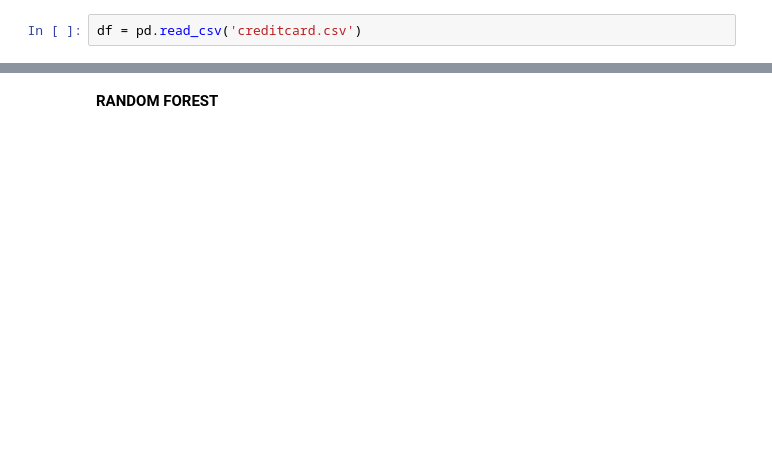
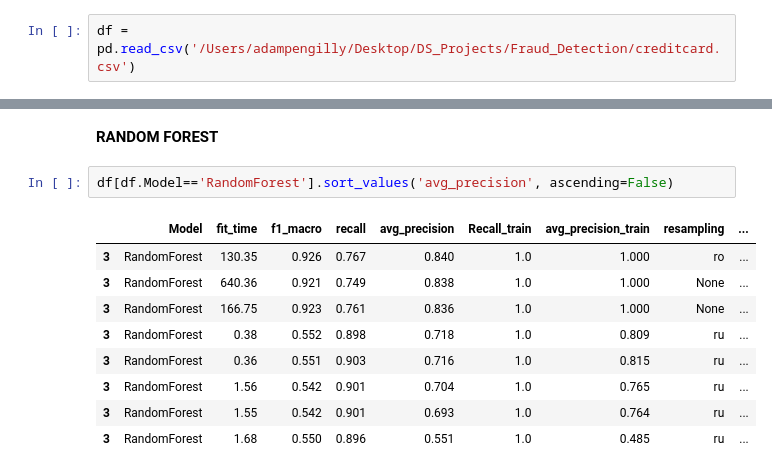
Before and after one commit to AdamPengilly/Project_notebooks, a Jupyter notebook: fraud_detection.ipynb, the cells around one changed output, grey strips where cells are left out. Cells and saved outputs as stored; diff of their text form; blank space fills up the shorter version.

```diff
--- a/fraud_detection.ipynb
+++ b/fraud_detection.ipynb
@@ -72,7 +72,7 @@ def boxprint(*args):
     for arg in args:
         display(HTML('<pre style="white-space: pre !important;">{}</pre>'.format(pformat(arg))))
 # %%
-df = pd.read_csv('creditcard.csv')
+df = pd.read_csv('/Users/adampengilly/Desktop/DS_Projects/Fraud_Detection/creditcard.csv')
 # %%
 df.describe()
 # %% [output]
@@ -1310,2 +1325,14 @@ Pipeline(memory=Memory(location=/Users/adampengilly/Desktop/Projects/Fraud_Detec
 # %% [markdown]
 **RANDOM FOREST**
+# %%
+df[df.Model=='RandomForest'].sort_values('avg_precision', ascending=False)
+# %% [output]
+|  | Model | fit_time | f1_macro | recall | avg_precision | Recall_train | avg_precision_train | resampling | ... |
+| 3 | RandomForest | 130.35 | 0.926 | 0.767 | 0.840 | 1.0 | 1.000 | ro | ... |
+| 3 | RandomForest | 640.36 | 0.921 | 0.749 | 0.838 | 1.0 | 1.000 | None | ... |
+| 3 | RandomForest | 166.75 | 0.923 | 0.761 | 0.836 | 1.0 | 1.000 | None | ... |
+| 3 | RandomForest | 0.38 | 0.552 | 0.898 | 0.718 | 1.0 | 0.809 | ru | ... |
+| 3 | RandomForest | 0.36 | 0.551 | 0.903 | 0.716 | 1.0 | 0.815 | ru | ... |
+| 3 | RandomForest | 1.56 | 0.542 | 0.901 | 0.704 | 1.0 | 0.765 | ru | ... |
+| 3 | RandomForest | 1.55 | 0.542 | 0.901 | 0.693 | 1.0 | 0.764 | ru | ... |
+| 3 | RandomForest | 1.68 | 0.550 | 0.896 | 0.551 | 1.0 | 0.485 | ru | ... |
```
Also changed, not shown: parts of 25 cells of this notebook.
